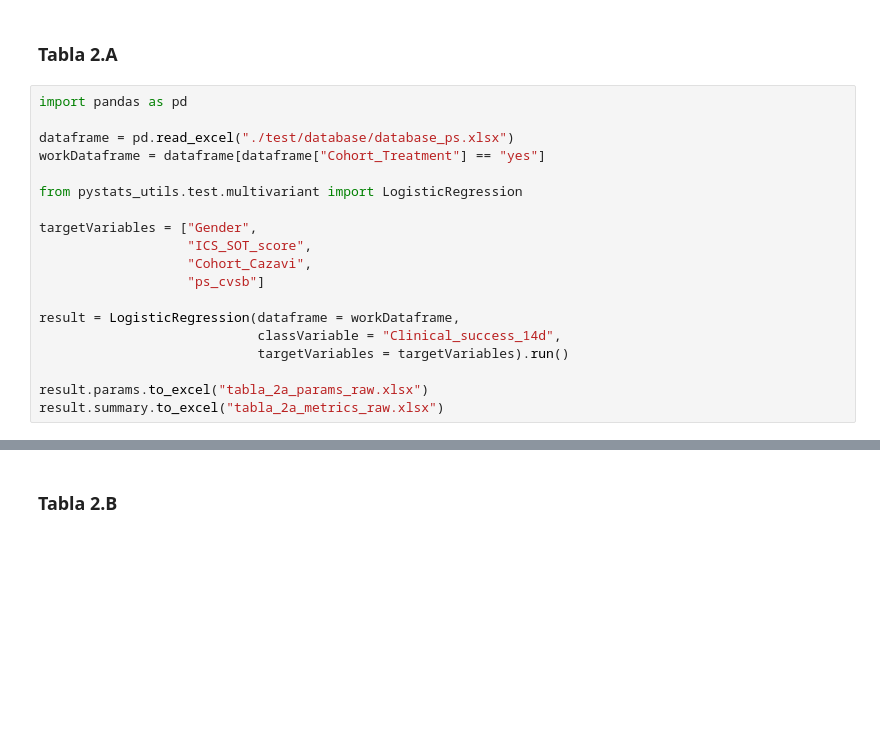
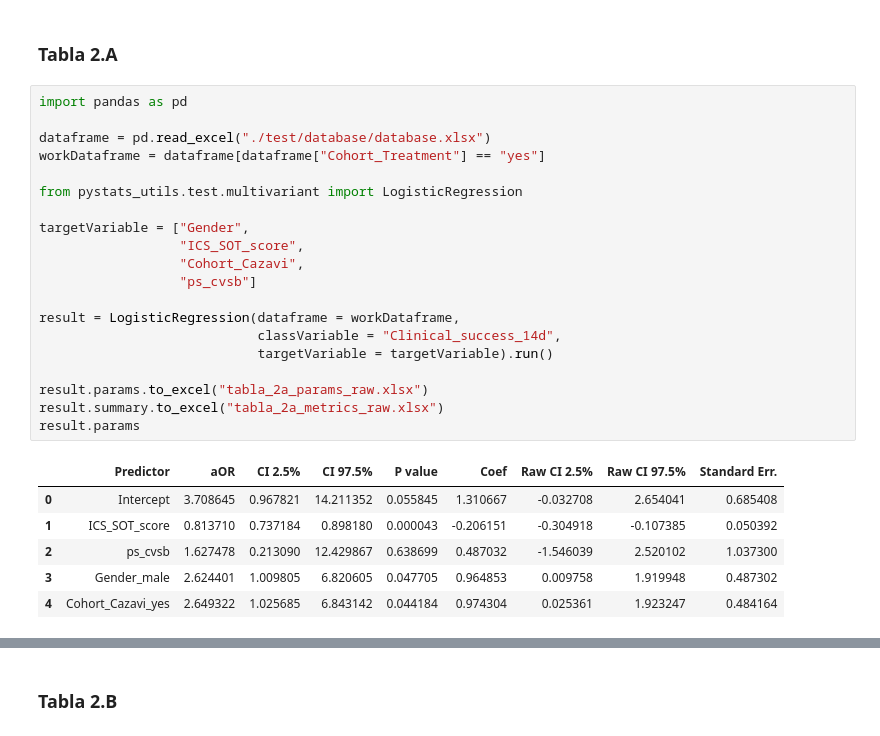
Before and after one commit to JuantonioMS/pystats_utils_base, a Jupyter notebook: test.ipynb, the cells around one changed output, grey strips where cells are left out. Drawn from its saved outputs; the diff is of its cells as text; blank space fills up the shorter version.

```diff
--- a/test.ipynb
+++ b/test.ipynb
@@ -88,19 +53,27 @@ result.to_excel("tabla_1_raw.xlsx")
 # %%
 import pandas as pd
 
-dataframe = pd.read_excel("./test/database/database_ps.xlsx")
+dataframe = pd.read_excel("./test/database/database.xlsx")
 workDataframe = dataframe[dataframe["Cohort_Treatment"] == "yes"]
 
 from pystats_utils.test.multivariant import LogisticRegression
 
-targetVariables = ["Gender",
-                   "ICS_SOT_score",
-                   "Cohort_Cazavi",
-                   "ps_cvsb"]
+targetVariable = ["Gender",
+                  "ICS_SOT_score",
+                  "Cohort_Cazavi",
+                  "ps_cvsb"]
 
 result = LogisticRegression(dataframe = workDataframe,
                             classVariable = "Clinical_success_14d",
-                            targetVariables = targetVariables).run()
+                            targetVariable = targetVariable).run()
 
 result.params.to_excel("tabla_2a_params_raw.xlsx")
 result.summary.to_excel("tabla_2a_metrics_raw.xlsx")
+result.params
+# %% [output]
+|  | Predictor | aOR | CI 2.5% | CI 97.5% | P value | Coef | Raw CI 2.5% | Raw CI 97.5% | Standard Err. |
+| 0 | Intercept | 3.708645 | 0.967821 | 14.211352 | 0.055845 | 1.310667 | -0.032708 | 2.654041 | 0.685408 |
+| 1 | ICS_SOT_score | 0.813710 | 0.737184 | 0.898180 | 0.000043 | -0.206151 | -0.304918 | -0.107385 | 0.050392 |
+| 2 | ps_cvsb | 1.627478 | 0.213090 | 12.429867 | 0.638699 | 0.487032 | -1.546039 | 2.520102 | 1.037300 |
+| 3 | Gender_male | 2.624401 | 1.009805 | 6.820605 | 0.047705 | 0.964853 | 0.009758 | 1.919948 | 0.487302 |
+| 4 | Cohort_Cazavi_yes | 2.649322 | 1.025685 | 6.843142 | 0.044184 | 0.974304 | 0.025361 | 1.923247 | 0.484164 |
```
Also changed, not shown: parts of 56 cells of this notebook, 11 other files.
